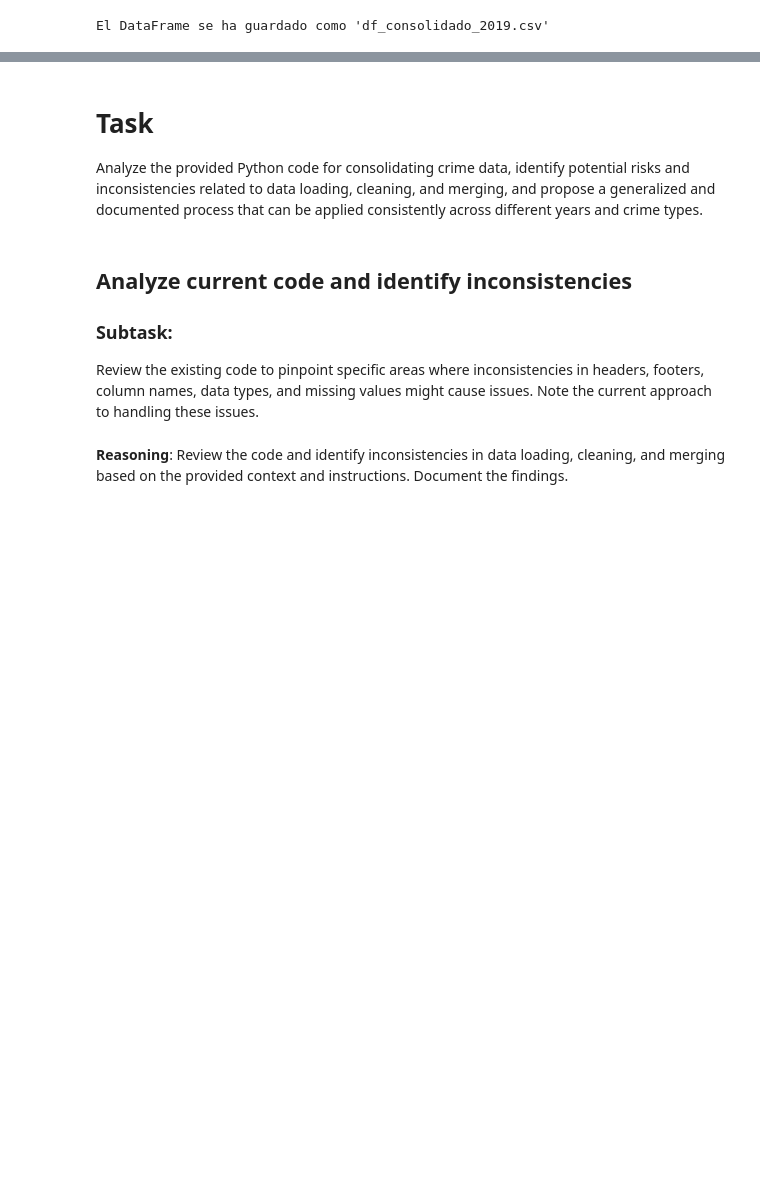
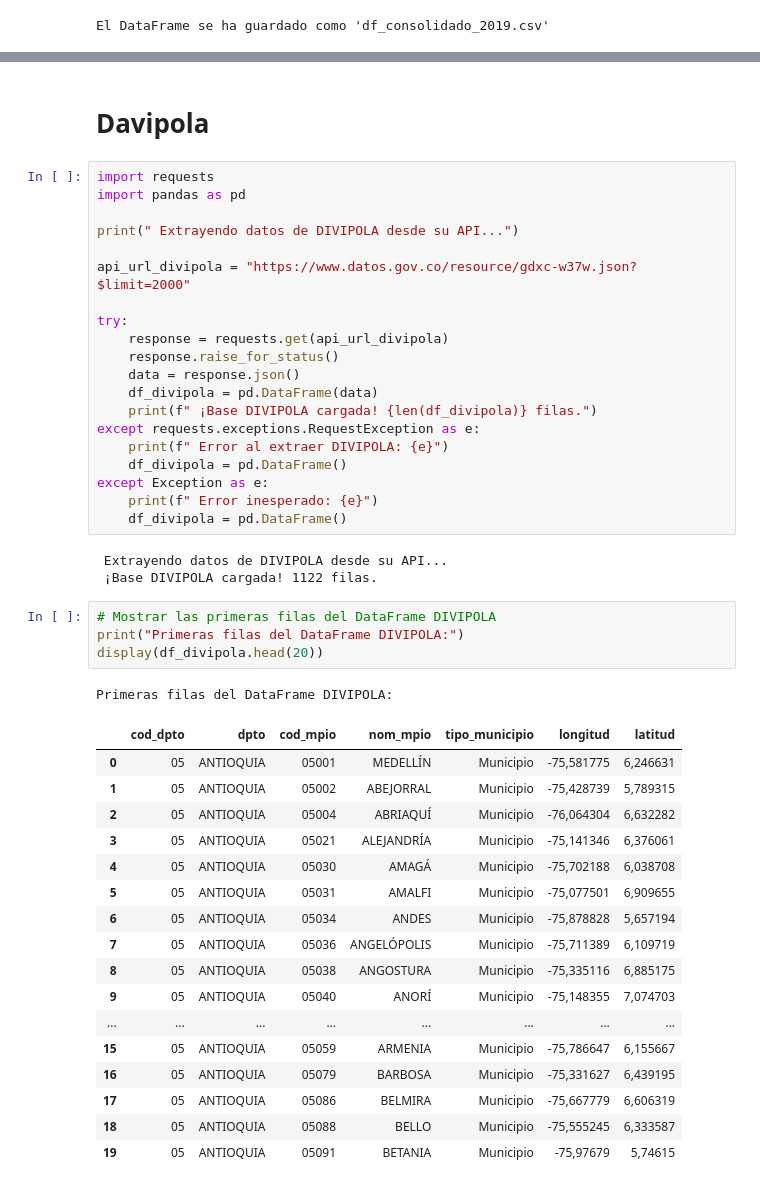
Before and after one commit to ustadistica/Datos-abiertos-Seguridad-y-Convivencia, a Jupyter notebook: notebooks/2019_observatorio.ipynb, the cells around one changed output, grey strips where cells are left out. Saved outputs shown, nothing was run; the diff lists cells and outputs as text; blank space fills up the shorter version.

```diff
--- a/notebooks/2019_observatorio.ipynb
+++ b/notebooks/2019_observatorio.ipynb
@@ -610,14 +619,51 @@ files.download('df_consolidado_2019.csv')
 # %% [output]
 [interactive output not drawn]
 [interactive output not drawn]
-# %% [markdown]
-# Task
-Analyze the provided Python code for consolidating crime data, identify potential risks and inconsistencies related to data loading, cleaning, and merging, and propose a generalized and documented process that can be applied consistently across different years and crime types.
-# %% [markdown]
-## Analyze current code and identify inconsistencies
-
-### Subtask:
-Review the existing code to pinpoint specific areas where inconsistencies in headers, footers, column names, data types, and missing values might cause issues. Note the current approach to handling these issues.
-# %% [markdown]
-**Reasoning**:
-Review the code and identify inconsistencies in data loading, cleaning, and merging based on the provided context and instructions. Document the findings.
+# %% [markdown]
+# Davipola
+# %%
+import requests
+import pandas as pd
+
+print(" Extrayendo datos de DIVIPOLA desde su API...")
+
+api_url_divipola = "https://www.datos.gov.co/resource/gdxc-w37w.json?$limit=2000"
+
+try:
+    response = requests.get(api_url_divipola)
+    response.raise_for_status()
+    data = response.json()
+    df_divipola = pd.DataFrame(data)
+    print(f" ¡Base DIVIPOLA cargada! {len(df_divipola)} filas.")
+except requests.exceptions.RequestException as e:
+    print(f" Error al extraer DIVIPOLA: {e}")
+    df_divipola = pd.DataFrame()
+except Exception as e:
+    print(f" Error inesperado: {e}")
+    df_divipola = pd.DataFrame()
+# %% [output]
+ Extrayendo datos de DIVIPOLA desde su API...
+ ¡Base DIVIPOLA cargada! 1122 filas.
+# %%
+# Mostrar las primeras filas del DataFrame DIVIPOLA
+print("Primeras filas del DataFrame DIVIPOLA:")
+display(df_divipola.head(20))
+# %% [output]
+Primeras filas del DataFrame DIVIPOLA:
+|  | cod_dpto | dpto | cod_mpio | nom_mpio | tipo_municipio | longitud | latitud |
+| 0 | 05 | ANTIOQUIA | 05001 | MEDELLÍN | Municipio | -75,581775 | 6,246631 |
+| 1 | 05 | ANTIOQUIA | 05002 | ABEJORRAL | Municipio | -75,428739 | 5,789315 |
+| 2 | 05 | ANTIOQUIA | 05004 | ABRIAQUÍ | Municipio | -76,064304 | 6,632282 |
+| 3 | 05 | ANTIOQUIA | 05021 | ALEJANDRÍA | Municipio | -75,141346 | 6,376061 |
+| 4 | 05 | ANTIOQUIA | 05030 | AMAGÁ | Municipio | -75,702188 | 6,038708 |
+| 5 | 05 | ANTIOQUIA | 05031 | AMALFI | Municipio | -75,077501 | 6,909655 |
+| 6 | 05 | ANTIOQUIA | 05034 | ANDES | Municipio | -75,878828 | 5,657194 |
+| 7 | 05 | ANTIOQUIA | 05036 | ANGELÓPOLIS | Municipio | -75,711389 | 6,109719 |
+| 8 | 05 | ANTIOQUIA | 05038 | ANGOSTURA | Municipio | -75,335116 | 6,885175 |
+| 9 | 05 | ANTIOQUIA | 05040 | ANORÍ | Municipio | -75,148355 | 7,074703 |
+| ... | ... | ... | ... | ... | ... | ... | ... |
+| 15 | 05 | ANTIOQUIA | 05059 | ARMENIA | Municipio | -75,786647 | 6,155667 |
+| 16 | 05 | ANTIOQUIA | 05079 | BARBOSA | Municipio | -75,331627 | 6,439195 |
+| 17 | 05 | ANTIOQUIA | 05086 | BELMIRA | Municipio | -75,667779 | 6,606319 |
+| 18 | 05 | ANTIOQUIA | 05088 | BELLO | Municipio | -75,555245 | 6,333587 |
+| 19 | 05 | ANTIOQUIA | 05091 | BETANIA | Municipio | -75,97679 | 5,74615 |
```
Also changed, not shown: parts of 24 cells of this notebook.
